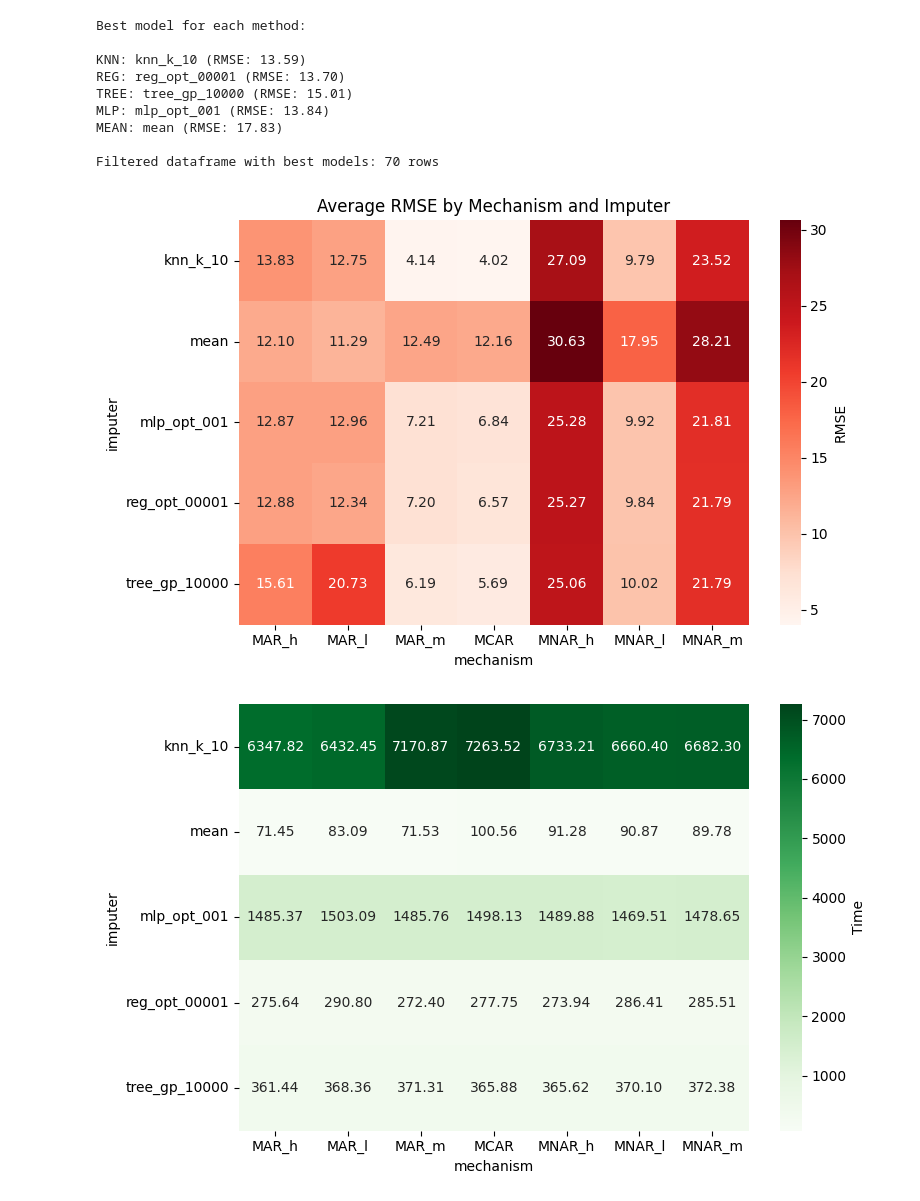
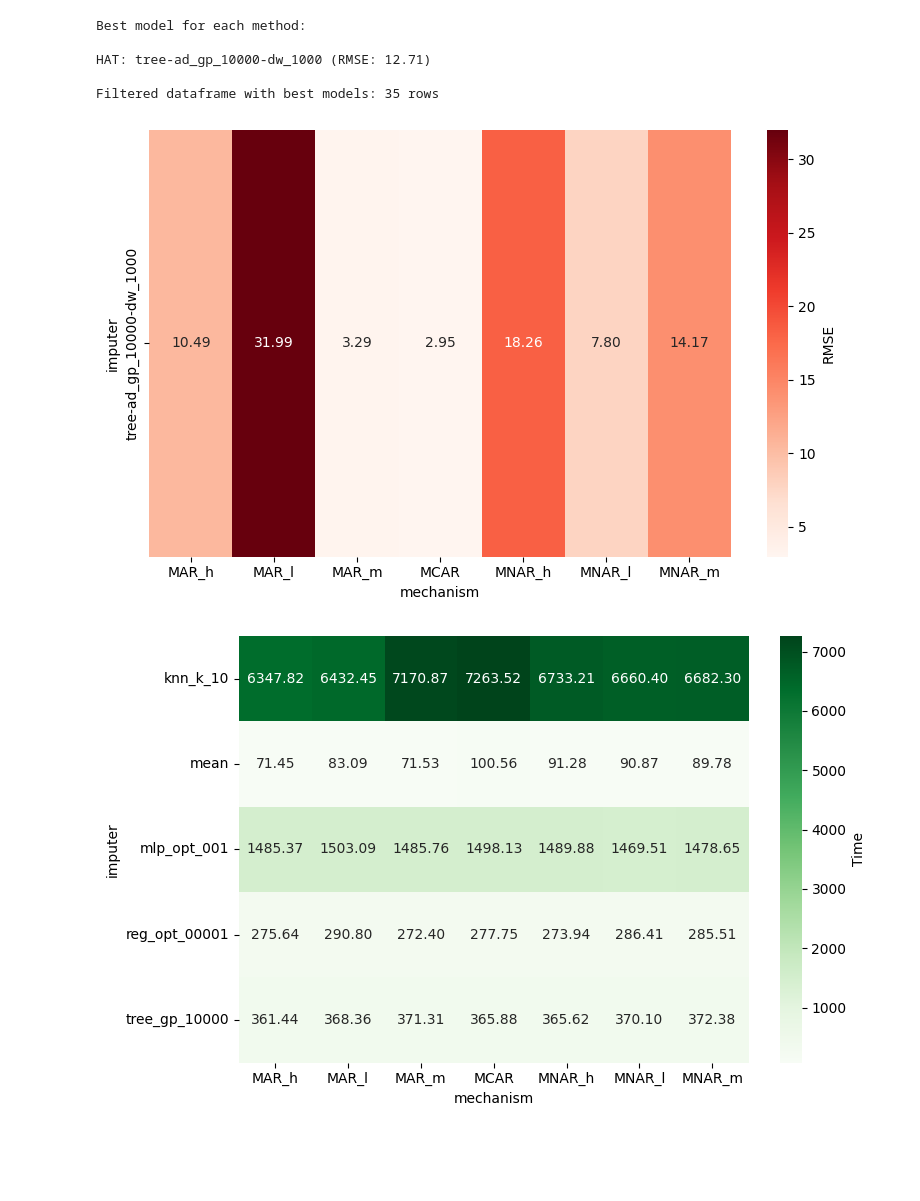
Before and after one commit to afonsoMatheus/online-imputation-analysis, a Jupyter notebook: 1.Offline/Scripts/Imputation/Analysis/Parameters/parameter_analysis.ipynb, the cells around one changed output. Drawn from its saved outputs; the diff is of its cells as text; code cells hidden in the pictures; blank space fills up the shorter version.

```diff
--- a/1.Offline/Scripts/Imputation/Analysis/Parameters/parameter_analysis.ipynb
+++ b/1.Offline/Scripts/Imputation/Analysis/Parameters/parameter_analysis.ipynb
@@ -8,4 +8,4 @@ from river import metrics
 from river import preprocessing
 # %%
 # Replace these with your actual file paths (CSV or Excel)
-df = pd.read_csv("imputation_results.csv")
+df = pd.read_csv("imputation_results_HAT.csv")
@@ -47,56 +23,58 @@ plt.show()
 # %%
-# Select best models for each method (knn, reg, tree, mlp)
-# Best = lowest average RMSE across all mechanisms and missing rates
+import re
 
-# Group imputers by method type
-knn_imputers = [col for col in df['imputer'].unique() if 'knn' in col]
-reg_imputers = [col for col in df['imputer'].unique() if 'reg' in col]
-tree_imputers = [col for col in df['imputer'].unique() if 'tree' in col]
-mlp_imputers = [col for col in df['imputer'].unique() if 'mlp' in col]
-mean_imputers = [col for col in df['imputer'].unique() if 'mean' in col]
+# Definir padrões seguros (regex ancorada)
+method_patterns = {
+    "KNN": r"^knn",
+    "REG": r"^reg",
+    "TREE": r"^tree(?!-ad)",
+    "HAT": r"^tree-ad",
+    "MLP": r"^mlp",
+    "MEAN": r"^mean"
+}
 
-# Calculate average RMSE for each imputer
-avg_rmse = df.groupby('imputer')['rmse'].mean().sort_values()
+# Calcular média de RMSE
+avg_rmse = df.groupby('imputer')['mean_rmse'].mean()
 
+best_imputers = []
 print("Best model for each method:\n")
-print(f"KNN: {avg_rmse[avg_rmse.index.isin(knn_imputers)].idxmin()} (RMSE: {avg_rmse[avg_rmse.index.isin(knn_imputers)].min():.2f})")
-print(f"REG: {avg_rmse[avg_rmse.index.isin(reg_imputers)].idxmin()} (RMSE: {avg_rmse[avg_rmse.index.isin(reg_imputers)].min():.2f})")
-print(f"TREE: {avg_rmse[avg_rmse.index.isin(tree_imputers)].idxmin()} (RMSE: {avg_rmse[avg_rmse.index.isin(tree_imputers)].min():.2f})")
-print(f"MLP: {avg_rmse[avg_rmse.index.isin(mlp_imputers)].idxmin()} (RMSE: {avg_rmse[avg_rmse.index.isin(mlp_imputers)].min():.2f})")
-print(f"MEAN: {avg_rmse[avg_rmse.index.isin(mean_imputers)].idxmin()} (RMSE: {avg_rmse[avg_rmse.index.isin(mean_imputers)].min():.2f})")
 
-# Create a dataframe with only the best models
-best_imputers = [
-    avg_rmse[avg_rmse.index.isin(knn_imputers)].idxmin(),
-    avg_rmse[avg_rmse.index.isin(reg_imputers)].idxmin(),
-    avg_rmse[avg_rmse.index.isin(tree_imputers)].idxmin(),
-    avg_rmse[avg_rmse.index.isin(mlp_imputers)].idxmin(),
-    avg_rmse[avg_rmse.index.isin(mean_imputers)].idxmin()
-]
+for method_name, pattern in method_patterns.items():
+
+    method_imputers = [
+        col for col in avg_rmse.index if re.search(pattern, col)
+    ]
+
+    if not method_imputers:
+        continue
+
+    best_model = avg_rmse.loc[method_imputers].idxmin()
+    best_score = avg_rmse.loc[method_imputers].min()
+
+    best_imputers.append(best_model)
+
+    print(f"{method_name}: {best_model} (RMSE: {best_score:.2f})")
 
 df_best = df[df['imputer'].isin(best_imputers)]
+
 print(f"\nFiltered dataframe with best models: {len(df_best)} rows")
 # %% [output]
 Best model for each method:
 
-KNN: knn_k_10 (RMSE: 13.59)
-REG: reg_opt_00001 (RMSE: 13.70)
-TREE: tree_gp_10000 (RMSE: 15.01)
-MLP: mlp_opt_001 (RMSE: 13.84)
-MEAN: mean (RMSE: 17.83)
+HAT: tree-ad_gp_10000-dw_1000 (RMSE: 12.71)
 
-Filtered dataframe with best models: 70 rows
+Filtered dataframe with best models: 35 rows
 # %%
-pivot = df_best.pivot_table(index='imputer', columns='mechanism', values='rmse', aggfunc='mean')
+pivot = df_best.pivot_table(index='imputer', columns='mechanism', values='mean_rmse', aggfunc='mean')
 
 plt.figure(figsize=(8, 5))
 sns.heatmap(pivot, annot=True, fmt=".2f", cmap='Reds', cbar_kws={'label': 'RMSE'})
 plt.ylabel('imputer')
 plt.xlabel('mechanism')
 plt.tight_layout()
 plt.show()
 # %% [output]
-[figure, old version]
+[figure, new version]
 # %%
 pivot = df_best.pivot_table(index='imputer', columns='mechanism', values='time', aggfunc='mean')
 
```
Also changed, not shown: parts of 4 cells of this notebook, 4 other files.
